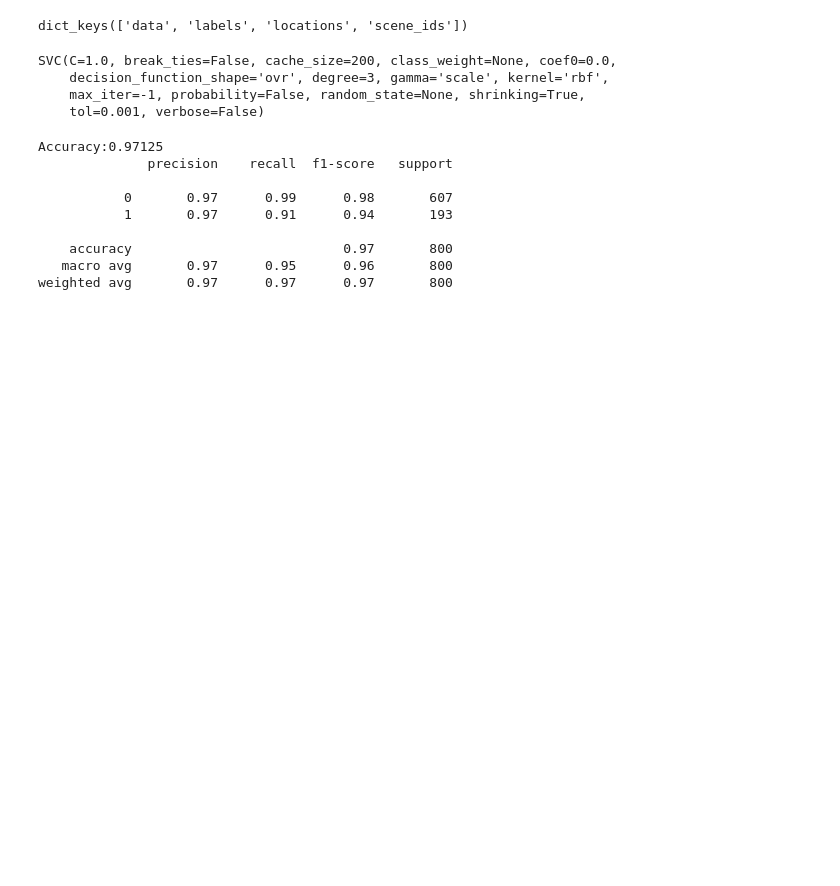
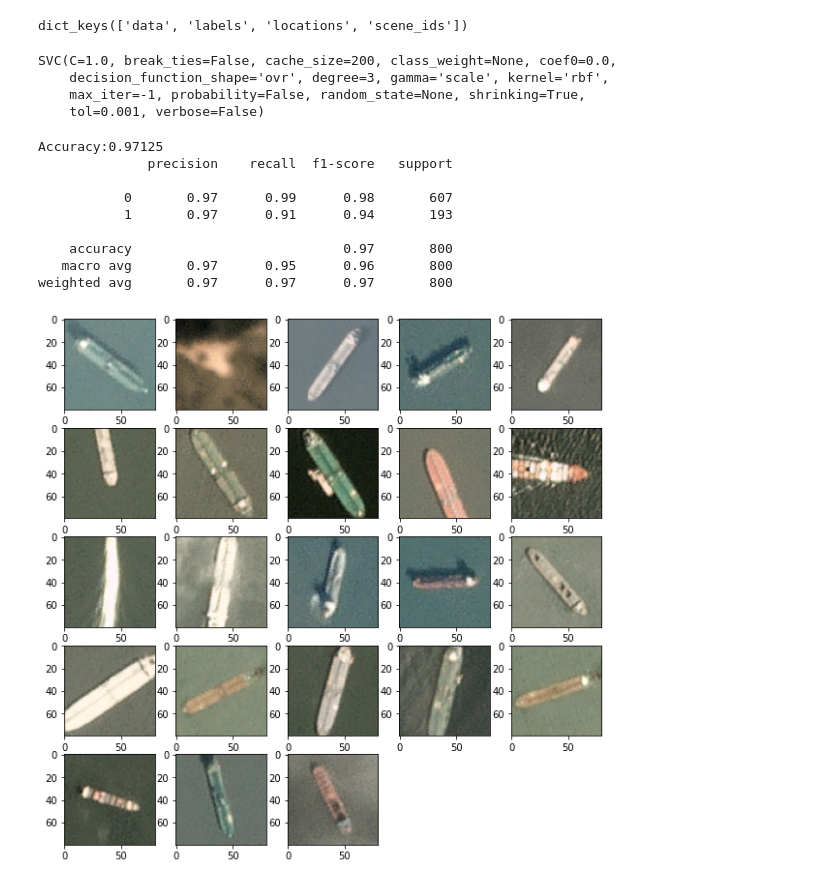
Before and after one commit to jvaleros/ML_ClassifyShips, a Jupyter notebook: SupportVectorMachine/Maxwell_Ramacher_Ships_SVM.ipynb, the cells around one changed output. Cells and saved outputs as stored; diff of their text form; code cells hidden in the pictures; blank space fills up the shorter version.

```diff
--- a/SupportVectorMachine/Maxwell_Ramacher_Ships_SVM.ipynb
+++ b/SupportVectorMachine/Maxwell_Ramacher_Ships_SVM.ipynb
@@ -7,7 +7,7 @@ from sklearn import svm
 from sklearn.model_selection import train_test_split
 from sklearn.metrics import classification_report, accuracy_score
 # %%
-file = open('/content/CS596/shipsnet.json')
+file = open('/content/shipsnet.json')
 ShipsJ = json.load(file)
 file.close()
 # %%
@@ -43,3 +43,23 @@ Accuracy:0.97125
     accuracy                           0.97       800
    macro avg       0.97      0.95      0.96       800
 weighted avg       0.97      0.97      0.97       800
+# %%
+#Lets plot wrong predictions in test set
+X_pred_wrong = X_test[y_pred != y_test]
+
+# reshape data for imshow
+channels = 3
+width = 80
+height = 80
+
+X_wrong_shaped = X_pred_wrong.reshape(-1, 3, width, height).transpose([0,2,3,1])
+
+plt.figure(figsize=(10,10)) # specifying the overall grid size
+
+for i in range(23):
+    plt.subplot(5,5,i+1)    # the number of images in the grid is 5*5 (25)
+    plt.imshow(X_wrong_shaped[i])
+
+plt.show()
+# %% [output]
+[figure, added]
```
Also changed, not shown: parts of 1 cell of this notebook.
